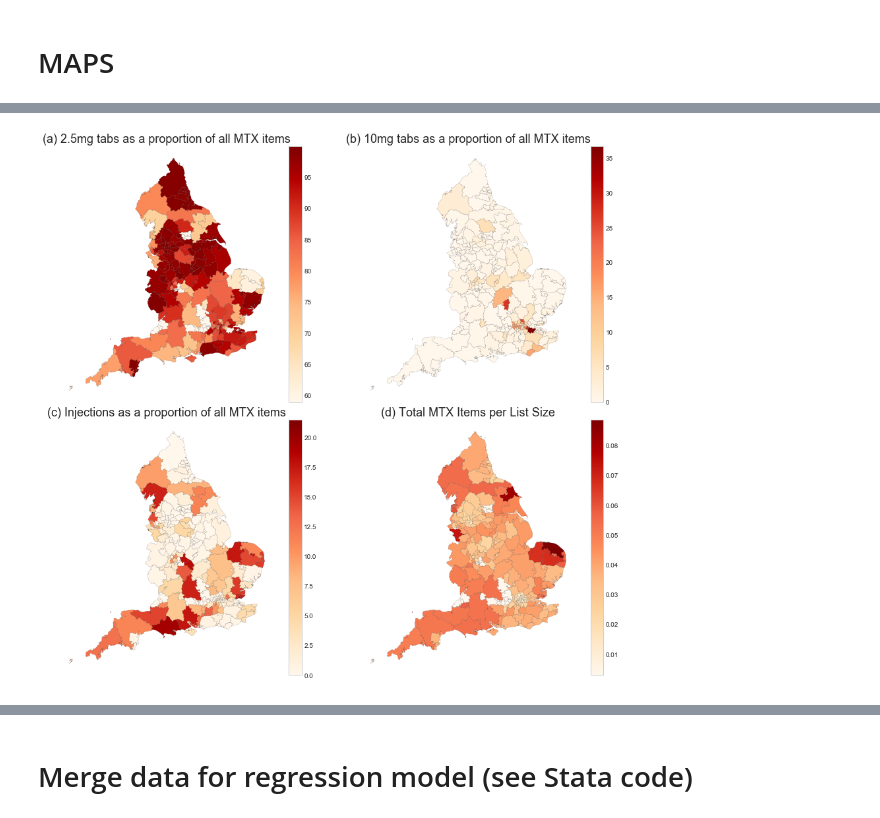
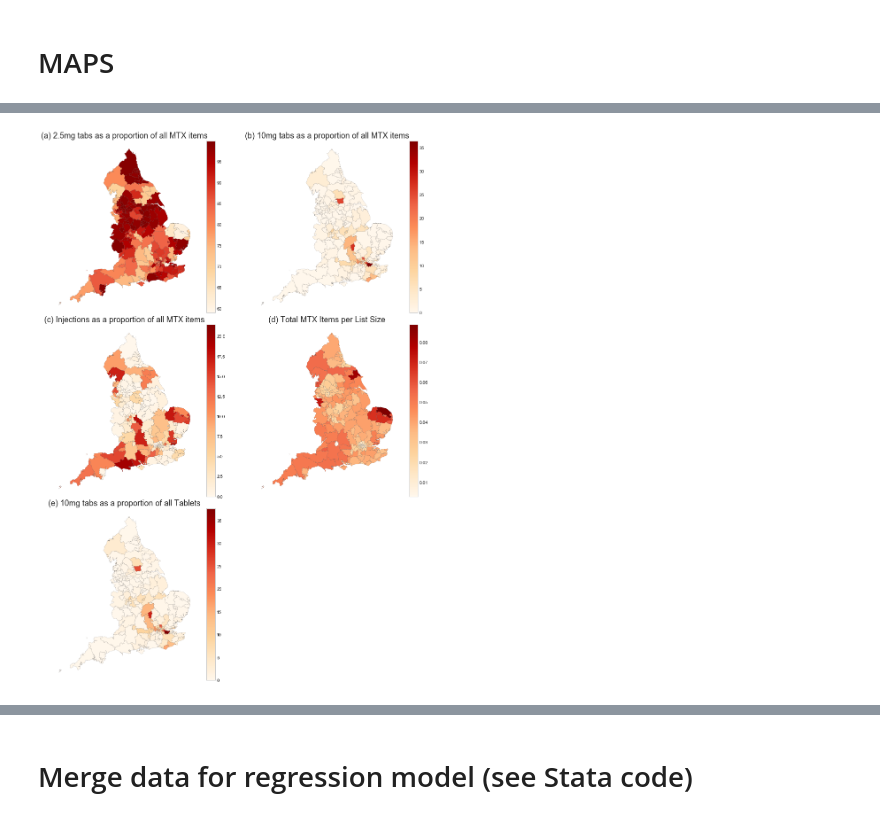
Before and after one commit to ebmdatalab/Methotrexate, a Jupyter notebook: MTX using Antibiotics_practice_level_v8.ipynb, the cells around one changed output, grey strips where cells are left out. Cells and saved outputs as stored; diff of their text form; code cells hidden in the pictures.

```diff
--- a/MTX using Antibiotics_practice_level_v8.ipynb
+++ b/MTX using Antibiotics_practice_level_v8.ipynb
@@ -470,6 +473,8 @@ pc_ccg["10mg tabs"] = 100*(pc_ccg.mtx_10/pc_ccg.total_mtxitems).fillna(0)
 pc_ccg["liquid"] = 100*(pc_ccg.mtx_liq/pc_ccg.total_mtxitems).fillna(0)
 pc_ccg["liquid specials"] = 100*(pc_ccg.mtx_liqspec/pc.total_mtxitems).fillna(0)
 pc_ccg["injections"] = 100*(pc_ccg.mtx_inj/pc_ccg.total_mtxitems).fillna(0)
+pc_ccg["10mg measure"] = 100*(pc_ccg.mtx_10/(pc_ccg.mtx_10+pc_ccg.mtx_2_5)).fillna(0)
+
 
 pc_ccg = pc_ccg.groupby('month').quantile(x)
 pc_ccg = pc_ccg.reset_index().rename(columns={"level_1": 'percentile'})
@@ -494,9 +499,10 @@ dfp['dates'] = [datetime.datetime.strptime(date, '%Y-%m-%d').date() for date in
 x = pd.Series(x)
 
 # set sort order of drugs manually, and add grid refs to position each subplot:
-s = s = [(0,'2.5mg tabs',0,0,'(a) % items Rx as 2.5mg tabs','Percent'),
-     (1,'10mg tabs',0,1,'(b) % items Rx as 10mg tabs','Percent'),
-     (2,'injections',1,0, '(e) % items Rx as injections', 'Percent')]
+s = s = [(0,'2.5mg tabs',0,0,'(a) % items Rx as 2.5mg tabs from total items','Percent'),
+     (1,'10mg tabs',0,1,'(b) % items Rx as 10mg tabs from total items','Percent'),
+     (2,'injections',1,0, '(c) % items Rx as injections from total items', 'Percent'),
+        (3,'10mg measure',1,1, '(d) % items Rx as 10mg tabs from tablets', 'Percent')]
 x = pd.Series(x)
 
 fig = plt.figure(figsize=(16,20))
@@ -531,7 +537,7 @@ plt.show()
 # %%
 #aggregate over last year
 ccg_last_year = gp_mtx.groupby(['pct','month'],as_index=False).sum()
-ccg_last_year = ccg_last_year.loc[ccg_last_year["month"] >'2017-06-01']
+ccg_last_year = ccg_last_year.loc[ccg_last_year["month"] >'2017-05-01']
 
 
 #ccg_last_year = all_mtx_ccg.loc[all_mtx_ccg.month]
@@ -542,6 +548,7 @@ ccg_last_year["2.5mg tabs"] = 100*(ccg_last_year.mtx_2_5/ccg_last_year.total_mtx
 ccg_last_year["10mg tabs"] = 100*(ccg_last_year.mtx_10/ccg_last_year.total_mtxitems).fillna(0)
 ccg_last_year["injections"] = 100*(ccg_last_year.mtx_inj/ccg_last_year.total_mtxitems).fillna(0)
 ccg_last_year["total_mtx_items"] = (ccg_last_year.total_mtxitems)/ccg_last_year["list_size"].fillna(0)
+ccg_last_year["10mg measure"] = 100*(ccg_last_year.mtx_10/(ccg_last_year.mtx_10+ccg_last_year.mtx_2_5)).fillna(0)
 
 ccg_last_year.head()
 # %% [output]
@@ -555,3 +562,14 @@ ccg_last_year.head()
+# %%
+q='''
+SELECT
+  DISTINCT code,
+  name
+FROM
+  ebmdatalab.hscic.ccgs
+WHERE
+  name IS NOT NULL'''
+
+names = pd.read_gbq(q, GBQ_PROJECT_ID, verbose=False, dialect='standard')
 # %%
 # join to geographical data
 map_data = ccg_last_year.reset_index()
@@ -574,29 +607,30 @@ map_data.head() # 207 rows
 # %%
 # from our API https://openprescribing.net/api/1.0/org_location/?org_type=ccg
 ccgs = gpd.read_file('ccgs.json').set_index('name')
 
 ccgs = ccgs[~ccgs['geometry'].isnull()]  # remove ones without geometry - these are federations rather than individual CCGs
 gdf = ccgs.join(map_data)
 
 # set sort order of measures manually, and add grid refs to position each subplot:
 s = [(0,'2.5mg tabs',0,0,'(a) 2.5mg tabs as a proportion of all MTX items'),
      (1,'10mg tabs',0,1,'(b) 10mg tabs as a proportion of all MTX items'),
      (2,'injections',1,0,'(c) Injections as a proportion of all MTX items'),
-     (3,'total_mtx_items',1,1, '(d) Total MTX Items per List Size')]
+     (3,'total_mtx_items',1,1, '(d) Total MTX Items per List Size'),
+    (4,'10mg measure',2,0, '(e) 10mg tabs as a proportion of all Tablets')]
 
 fig = plt.figure(figsize=(16,30))
 gs = gridspec.GridSpec(4,2)  # grid layout for subplots
 
 for i in s:
     ax = plt.subplot(gs[i[2], i[3]])  # position of subplot in grid using coordinates listed in s
     gdf.plot(ax=ax,column=i[1],  edgecolor='black', linewidth=0.1, legend=True, cmap='OrRd')
     ax.set_aspect(1.63)
     ax.set_title(i[4],size = 18)
     plt.axis('off')
 
 plt.subplots_adjust(wspace = 0.05,hspace = 0.07)
 plt.savefig('maps.png', format='png', dpi=300,bbox_inches='tight')
 
 plt.show()
 # %% [output]
-[figure, old version]
+[figure, new version]
```
Also changed, not shown: parts of 15 cells of this notebook, 2 other files.
